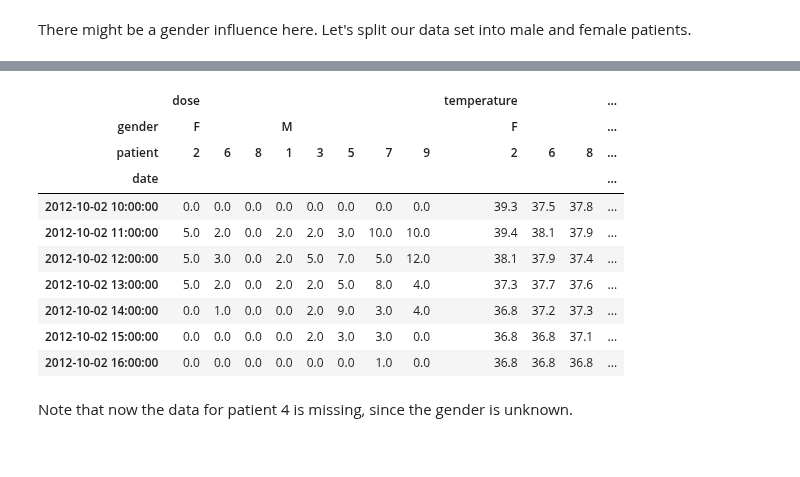
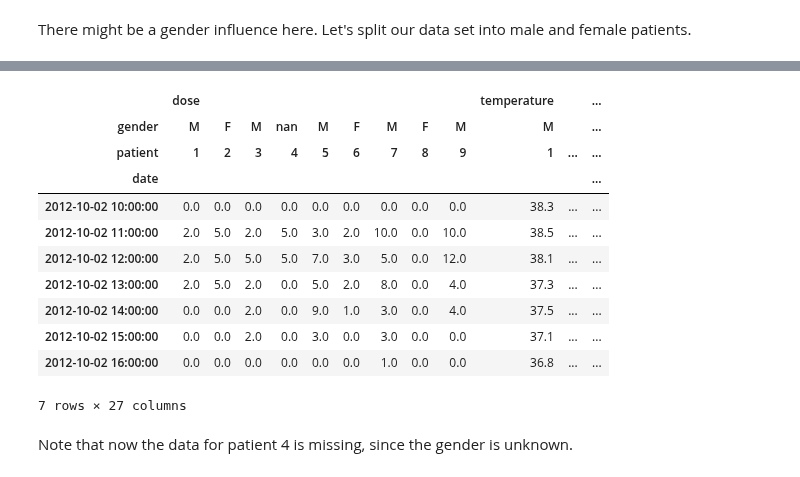
Before and after one commit to gjbex/Python-for-data-science, a Jupyter notebook: source-code/pandas/patient_data.ipynb, the cells around one changed output, grey strips where cells are left out. Cells and saved outputs as stored; diff of their text form; code cells hidden in the pictures.

```diff
--- a/source-code/pandas/patient_data.ipynb
+++ b/source-code/pandas/patient_data.ipynb
@@ -476,20 +492,22 @@ There might be a gender influence here. Let's split our data set into male and f
 # %%
-gender_series = data.pivot_table(index='date',
+gender_series = data.pivot(index='date',
                                  columns=('gender', 'patient', ))
-gender_series.interpolate(inplace=True)
+gender_series.temperature = gender_series.temperature.interpolate()
+gender_series.dose = gender_series.dose.interpolate()
 gender_series
 # %% [output]
-|  | dose |  |  |  |  |  |  |  | temperature |  |  | ... |
-| gender | F |  |  | M |  |  |  |  | F |  |  | ... |
-| patient | 2 | 6 | 8 | 1 | 3 | 5 | 7 | 9 | 2 | 6 | 8 | ... |
+|  | dose |  |  |  |  |  |  |  |  | temperature |  | ... |
+| gender | M | F | M | nan | M | F | M | F | M | M |  | ... |
+| patient | 1 | 2 | 3 | 4 | 5 | 6 | 7 | 8 | 9 | 1 | ... | ... |
 | date |  |  |  |  |  |  |  |  |  |  |  | ... |
-| 2012-10-02 10:00:00 | 0.0 | 0.0 | 0.0 | 0.0 | 0.0 | 0.0 | 0.0 | 0.0 | 39.3 | 37.5 | 37.8 | ... |
-| 2012-10-02 11:00:00 | 5.0 | 2.0 | 0.0 | 2.0 | 2.0 | 3.0 | 10.0 | 10.0 | 39.4 | 38.1 | 37.9 | ... |
-| 2012-10-02 12:00:00 | 5.0 | 3.0 | 0.0 | 2.0 | 5.0 | 7.0 | 5.0 | 12.0 | 38.1 | 37.9 | 37.4 | ... |
-| 2012-10-02 13:00:00 | 5.0 | 2.0 | 0.0 | 2.0 | 2.0 | 5.0 | 8.0 | 4.0 | 37.3 | 37.7 | 37.6 | ... |
-| 2012-10-02 14:00:00 | 0.0 | 1.0 | 0.0 | 0.0 | 2.0 | 9.0 | 3.0 | 4.0 | 36.8 | 37.2 | 37.3 | ... |
-| 2012-10-02 15:00:00 | 0.0 | 0.0 | 0.0 | 0.0 | 2.0 | 3.0 | 3.0 | 0.0 | 36.8 | 36.8 | 37.1 | ... |
-| 2012-10-02 16:00:00 | 0.0 | 0.0 | 0.0 | 0.0 | 0.0 | 0.0 | 1.0 | 0.0 | 36.8 | 36.8 | 36.8 | ... |
+| 2012-10-02 10:00:00 | 0.0 | 0.0 | 0.0 | 0.0 | 0.0 | 0.0 | 0.0 | 0.0 | 0.0 | 38.3 | ... | ... |
+| 2012-10-02 11:00:00 | 2.0 | 5.0 | 2.0 | 5.0 | 3.0 | 2.0 | 10.0 | 0.0 | 10.0 | 38.5 | ... | ... |
+| 2012-10-02 12:00:00 | 2.0 | 5.0 | 5.0 | 5.0 | 7.0 | 3.0 | 5.0 | 0.0 | 12.0 | 38.1 | ... | ... |
+| 2012-10-02 13:00:00 | 2.0 | 5.0 | 2.0 | 0.0 | 5.0 | 2.0 | 8.0 | 0.0 | 4.0 | 37.3 | ... | ... |
+| 2012-10-02 14:00:00 | 0.0 | 0.0 | 2.0 | 0.0 | 9.0 | 1.0 | 3.0 | 0.0 | 4.0 | 37.5 | ... | ... |
+| 2012-10-02 15:00:00 | 0.0 | 0.0 | 2.0 | 0.0 | 3.0 | 0.0 | 3.0 | 0.0 | 0.0 | 37.1 | ... | ... |
+| 2012-10-02 16:00:00 | 0.0 | 0.0 | 0.0 | 0.0 | 0.0 | 0.0 | 1.0 | 0.0 | 0.0 | 36.8 | ... | ... |
+7 rows × 27 columns
 # %% [markdown]
 Note that now the data for patient 4 is missing, since the gender is unknown.
 # %% [markdown]
```
Also changed, not shown: parts of 24 cells of this notebook.
